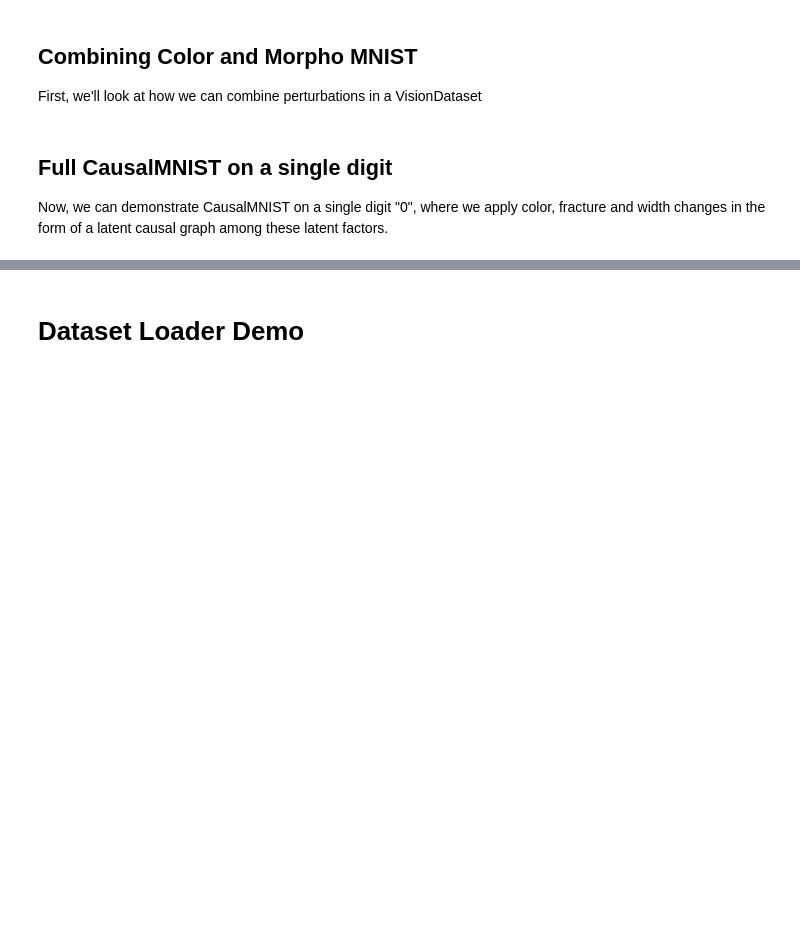
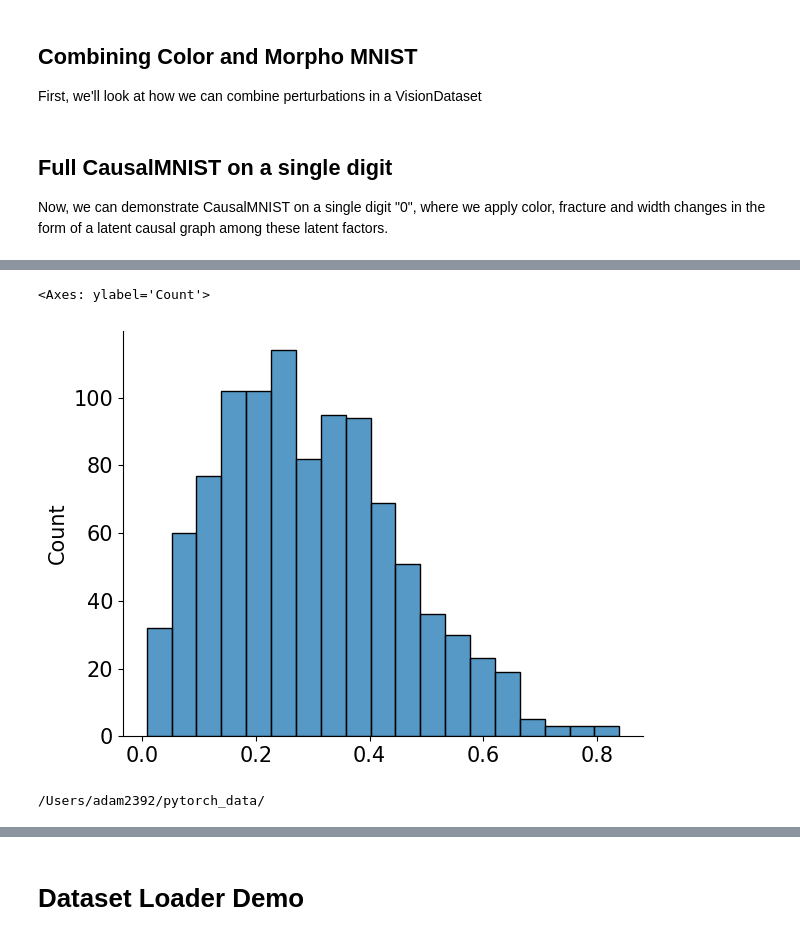
Before and after one commit to tree1111/CDRL, a Jupyter notebook: notebooks/Dataset Generation.ipynb, the cells around one changed output, grey strips where cells are left out. Drawn from its saved outputs; the diff is of its cells as text; code cells hidden in the pictures; blank space fills up the shorter version.

```diff
--- a/notebooks/Dataset Generation.ipynb
+++ b/notebooks/Dataset Generation.ipynb
@@ -445,0 +629,6 @@ def add_bar(bar_params, mnist):
+# %%
+noise_cd_obs = np.random.beta(alpha_cd, beta_cd, n_samples)
+sns.histplot(noise_cd_obs)
+# %% [output]
+<Axes: ylabel='Count'>
+[figure, added]
@@ -445,0 +741,4 @@ def add_bar(bar_params, mnist):
+# %%
+print(root)
+# %% [output]
+/Users/adam2392/pytorch_data/
```
Also changed, not shown: parts of 8 cells of this notebook, 3 other files.
